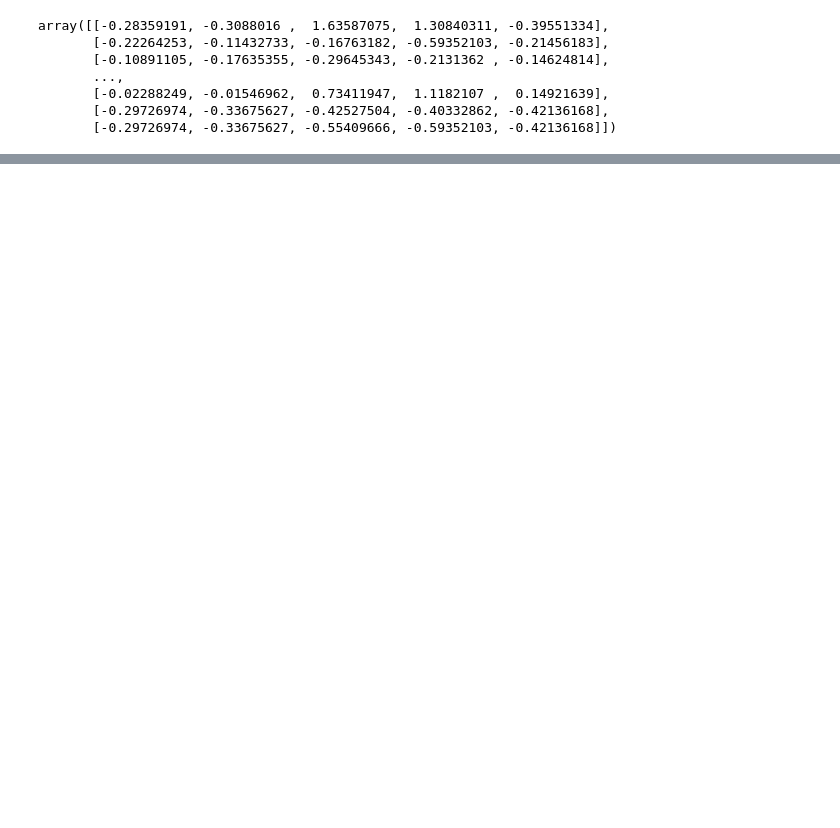
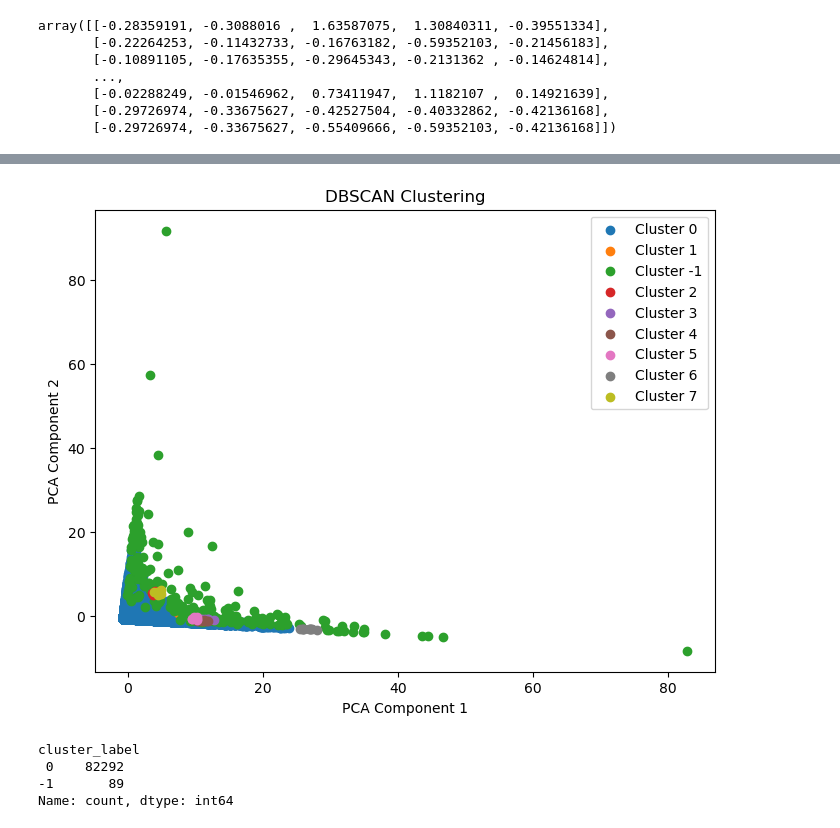
Before and after one commit to do3-173/ADM_HW4, a Jupyter notebook: bonus_question.ipynb, the cells around one changed output, grey strips where cells are left out. Cells and saved outputs as stored; diff of their text form; code cells hidden in the pictures; blank space fills up the shorter version.

```diff
--- a/bonus_question.ipynb
+++ b/bonus_question.ipynb
@@ -153,21 +77,19 @@ Name: count, Length: 69, dtype: int64
 # %%
-import matplotlib.pyplot as plt
-from sklearn.decomposition import PCA
+def plot_clusters():
+    # Reduce dimensions using PCA
+    pca = PCA(n_components=2)
+    X_pca = pca.fit_transform(X_scaled)
 
-# Reduce dimensions using PCA
-pca = PCA(n_components=2)
-X_pca = pca.fit_transform(X_scaled)
+    # Plotting the clusters
+    plt.figure(figsize=(8, 6))
 
-# Plotting the clusters
-plt.figure(figsize=(8, 6))
+    # Create a scatter plot for each cluster label
+    for label in filtered_data['cluster_label'].unique():
+        cluster_data = X_pca[filtered_data['cluster_label'] == label]
+        plt.scatter(cluster_data[:, 0], cluster_data[:, 1], label=f'Cluster {label}')
 
-# Create a scatter plot for each cluster label
-for label in filtered_data['cluster_label'].unique():
-    cluster_data = X_pca[filtered_data['cluster_label'] == label]
-    plt.scatter(cluster_data[:, 0], cluster_data[:, 1], label=f'Cluster {label}')
-
-plt.title('DBSCAN Clustering')
-plt.xlabel('PCA Component 1')
-plt.ylabel('PCA Component 2')
-plt.legend()
-plt.show()
+    plt.title('DBSCAN Clustering')
+    plt.xlabel('PCA Component 1')
+    plt.ylabel('PCA Component 2')
+    plt.legend()
+    plt.show()
@@ -175,0 +191,13 @@ plt.show()
+# %%
+plot_clusters()
+# %% [output]
+[figure, added]
+# %%
+# Apply DBSCAN - epsilon: 2 and min_samples: 5
+
+apply_DBSCAN(2, 5)
+# %% [output]
+cluster_label
+ 0    82292
+-1       89
+Name: count, dtype: int64
```
Also changed, not shown: parts of 19 cells of this notebook.
